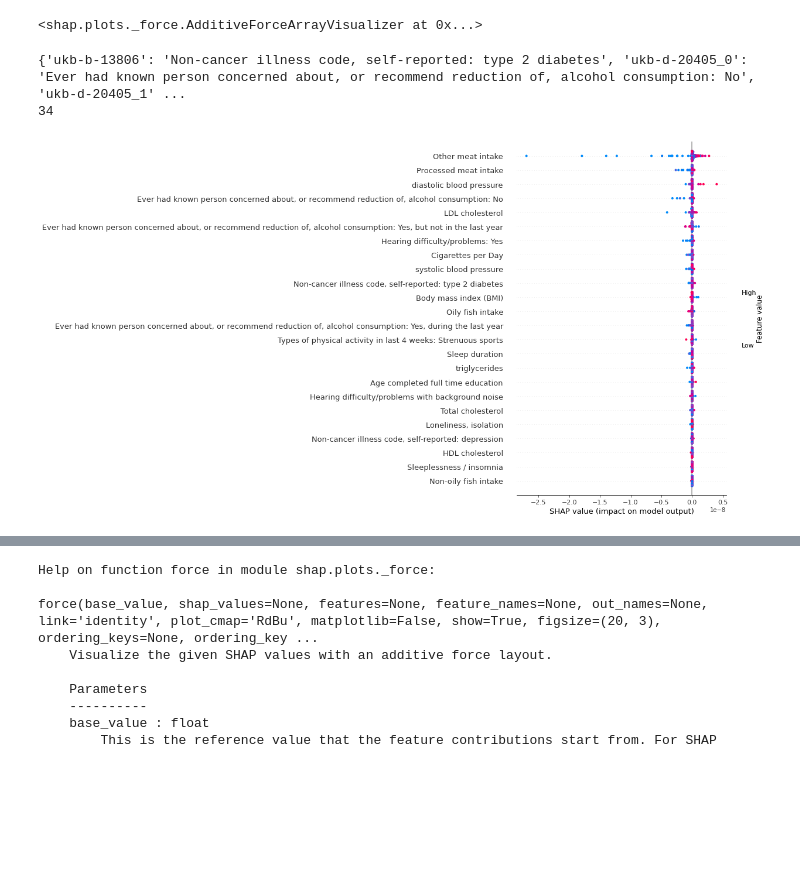
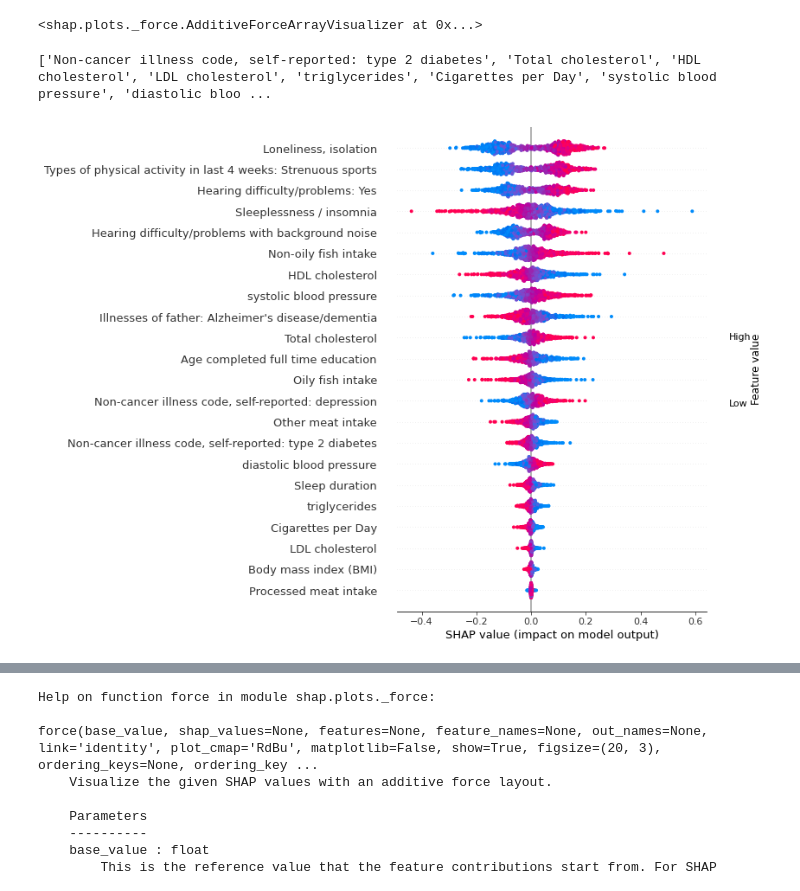
Before and after one commit to Mashiatmm/AD_Project_Thesis, a Jupyter notebook: genetic data/(backup)-Larger_Dataset_(4y)_ADNI_PRS_Feature_model - Shallow_NNet_Test - LOOCV - TrainValTest for NAEEM TEST.ipynb, the cells around one changed output, grey strips where cells are left out. Saved outputs shown, nothing was run; the diff lists cells and outputs as text; code cells hidden in the pictures; blank space fills up the shorter version.

Commit message:
shap generated with age & gender

```diff
--- a/genetic data/(backup)-Larger_Dataset_(4y)_ADNI_PRS_Feature_model - Shallow_NNet_Test - LOOCV - TrainValTest for NAEEM TEST.ipynb
+++ b/genetic data/(backup)-Larger_Dataset_(4y)_ADNI_PRS_Feature_model - Shallow_NNet_Test - LOOCV - TrainValTest for NAEEM TEST.ipynb
@@ -260,7 +278,7 @@ import json
 import numpy as np
 import random
 # %%
-Final_Samples = json.load(open('Final_Samples_6yrs_6yrs.json', 'r'))
+Final_Samples = json.load(open('Final_Samples_6yrs.json', 'r'))
 len_positive_samples = 0
 len_negative_samples = 0
 for x in Final_Samples:
@@ -277,7 +295,7 @@ print(len_negative_samples)
 654
 320
 # %%
-Final_Samples = json.load(open('Final_Samples_6yrs_6yrs.json', 'r'))
+Final_Samples = json.load(open('Final_Samples_6yrs.json', 'r'))
 print(len(Final_Samples))
 print(Final_Samples[:2])
 positive_samples = Final_Samples[:len_positive_samples] # Final_Samples[654:]
@@ -344,7 +362,7 @@ class dataSet(data.Dataset):
 # %%
 
 def random_samples(total_folds, random_seed=None):
-    Final_Samples = json.load(open('Final_Samples_6yrs_6yrs.json', 'r'))
+    Final_Samples = json.load(open('Final_Samples_6yrs.json', 'r'))
 # #     print(len(Final_Samples))
 # #     print(Final_Samples[:2])
 #     positive_samples = Final_Samples[:len_positive_samples]
@@ -361,7 +379,7 @@ def random_samples(total_folds, random_seed=None):
     Final_Samples = np.array(Final_Samples)
     Final_Samples.shape
     # Final_Samples.reshape(10, -1, 2).shape
-    Final_Samples = json.load(open('Final_Samples_6yrs_6yrs.json', 'r'))
+    Final_Samples = json.load(open('Final_Samples_6yrs.json', 'r'))
     positive_samples = Final_Samples[:654]
     negative_samples = Final_Samples[654:]
     if random_seed is not None:
@@ -586,7 +600,7 @@ for num_features in num_features_list:
                     precision, recall, fscore, support, auroc, auprc, acc_val, total_loss, pred, pred_binary, true = epoch(model=model,
                                                                                              optimizer=optimizer,
                                                                                              criterion=criterion, is_training=False,
-                                                                                             loader=val_loader)
+                                                                                            loader=val_loader)
                     if acc_val > best_acc_val:
                         best_acc_val = acc_val
                         if acc_val > global_best_acc_val:
@@ -615,13 +629,21 @@ for num_features in num_features_list:
 #                 print("pred")
 #                 print(pred)
 #                 print("pred binary")
+#                 print(type(pred_binary))
 #                 print(pred_binary)
+
 #                 print(fold_num, ':', accuracies)
                 if GENERATE_SHAP:
                     explainer = shap.GradientExplainer(model_best.to(DEVICE), usable_features,
                                                        batch_size=usable_features.shape[0]) #https://shap-lrjball.readthedocs.io/en/latest/generated/shap.KernelExplainer.html
-                    shap_values = explainer.shap_values(usable_features, nsamples=100)
+#                     print("usable features : ", usable_features.shape[0])
+#                     print(usable_features.shape)
+#                     print(usable_features)
+                    shap_values = explainer.shap_values(usable_features, nsamples=500)
+#                     print("shap values shape : ", shap_values.shape)
 #                     print("Shap values : ", shap_values)
+#                     print("shap values of 0 index", shap_values[0, :])
+
                     temp_shap_values += shap_values
             if GENERATE_SHAP:
                 temp_shap_values /= total_folds
@@ -792,26 +788,37 @@ GWAS_IDS=[
 # %%
 import json
 # in place of json straight took it hardcoded
 
 all_traits = json.load(open('traits_map.json', 'r'))
-print(all_traits)
+# print(all_traits)
 GWAS_IDS = list(all_traits)
 # print(GWAS_IDS)
 traits = [all_traits[x] for x in all_traits]
+# print(traits)
 # traits.append("gender")
 # traits.append("age")
-print(len(traits))
+# print(len(traits))
+# print(PRS_orig_feature_matrix.shape[1])
+# print(feature_indices_to_consider)
+if any(y >PRS_orig_feature_matrix.shape[1] for y in feature_indices_to_consider):
+    print("age gender included")
+    traits.append("output prediction")
+    traits.append("age")
+    traits.append("gender")
+# print(len(traits))
+# print(traits)
+traits = [ traits[i] for i in feature_indices_to_consider]
+print(traits)
 # for trait in traits:
 #     print(trait)
 # https://shap-lrjball.readthedocs.io/en/latest/generated/shap.summary_plot.html?highlight=beeswarm#shap.summary_plot
 # usable_features_std = (usable_features - usable_features.mean(0))/usable_features.std(0)
 shap.summary_plot(shap_values, features=usable_features, feature_names=traits, plot_type='dot', max_display=len(traits), show = False)
 plt.savefig('shap/' + str(num_features) + '/summary_plot_hidden_'+ str(hidden) + '_dim_' + str(hidden_dimension) + '.pdf',  bbox_inches='tight')
 # shap.summary_plot(shap_values, features=usable_features, feature_names=list(range(23)), plot_type='dot', max_display=len(traits))
 # %% [output]
-{'ukb-b-13806': 'Non-cancer illness code, self-reported: type 2 diabetes', 'ukb-d-20405_0': 'Ever had known person concerned about, or recommend reduction of, alcohol consumption: No', 'ukb-d-20405_1' ...
-34
+['Non-cancer illness code, self-reported: type 2 diabetes', 'Total cholesterol', 'HDL cholesterol', 'LDL cholesterol', 'triglycerides', 'Cigarettes per Day', 'systolic blood pressure', 'diastolic bloo ...
-[figure, old version]
+[figure, new version]
 # %%
 # https://shap-lrjball.readthedocs.io/en/latest/generated/shap.summary_plot.html?highlight=beeswarm#shap.summary_plot
 # shap.summary_plot(shap_values, features=usable_features, feature_names=list(range(23)), plot_type='bar', max_display=len(traits), show=False)
```
Also changed, not shown: parts of 16 cells of this notebook, 8 other files.
